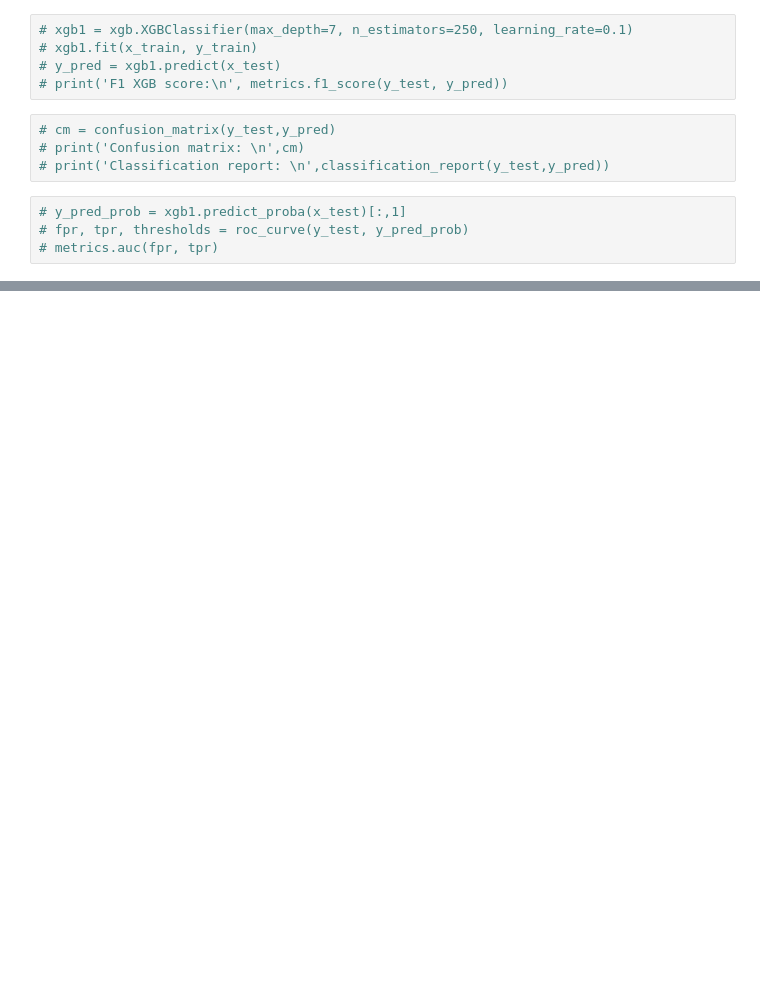
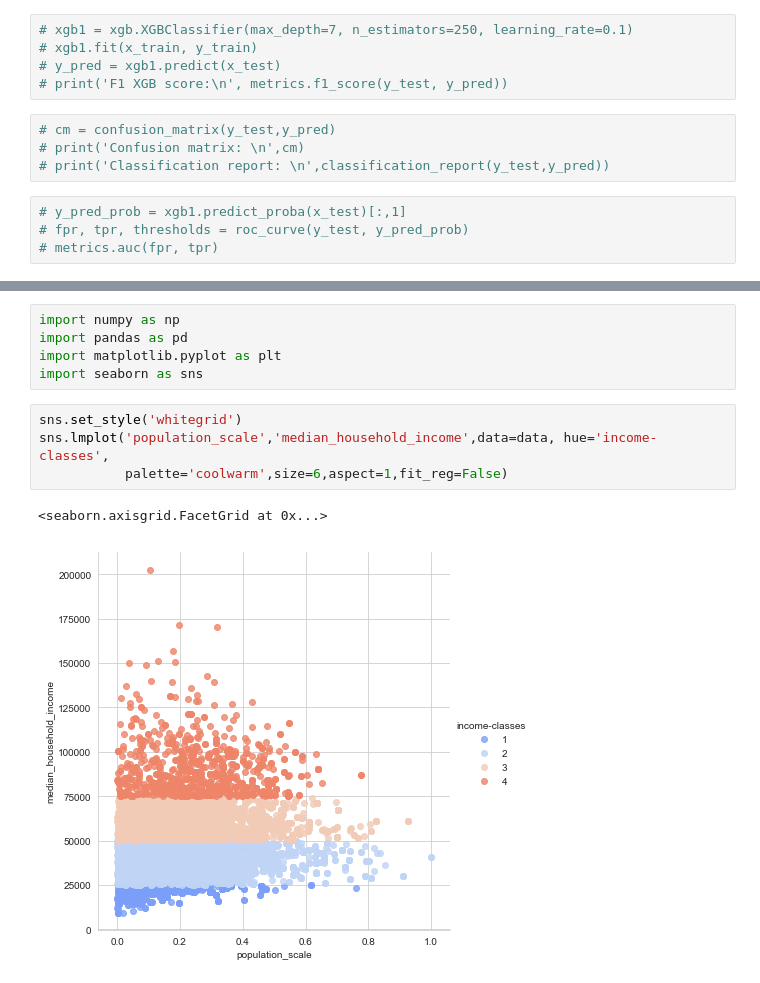
Before and after one commit to huzefakhan/ML-Project, a Jupyter notebook: SybridDataAnalysis.ipynb, the cells around one changed output, grey strips where cells are left out. Drawn from its saved outputs; the diff is of its cells as text; blank space fills up the shorter version.

```diff
--- a/SybridDataAnalysis.ipynb
+++ b/SybridDataAnalysis.ipynb
@@ -389,0 +410,12 @@ plt.show()
+# %%
+import numpy as np
+import pandas as pd
+import matplotlib.pyplot as plt
+import seaborn as sns
+# %%
+sns.set_style('whitegrid')
+sns.lmplot('population_scale','median_household_income',data=data, hue='income-classes',
+           palette='coolwarm',size=6,aspect=1,fit_reg=False)
+# %% [output]
+<seaborn.axisgrid.FacetGrid at 0x...>
+[figure, added]
```
Also changed, not shown: parts of 34 cells of this notebook.
